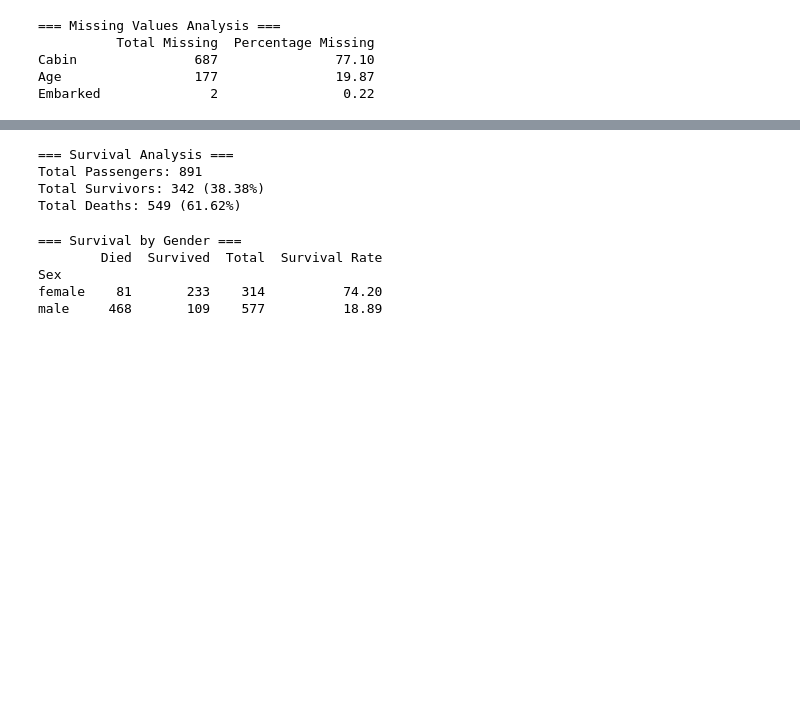
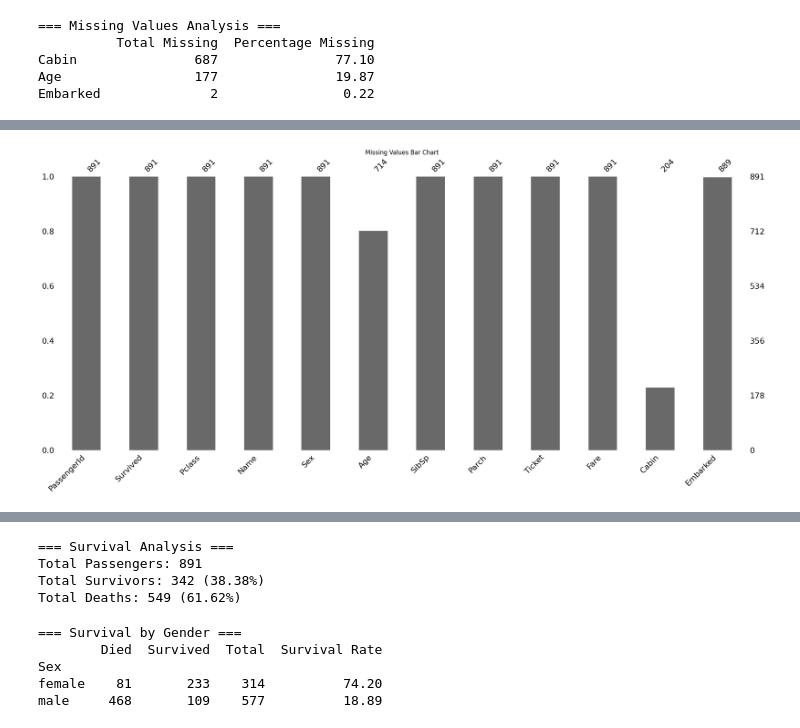
Before and after one commit to nkdes/kaggle, a Jupyter notebook: titanic/titanic-analysis.ipynb, the cells around one changed output, grey strips where cells are left out. Cells and saved outputs as stored; diff of their text form; code cells hidden in the pictures; blank space fills up the shorter version.

```diff
--- a/titanic/titanic-analysis.ipynb
+++ b/titanic/titanic-analysis.ipynb
@@ -262,0 +280,8 @@ Embarked              2                0.22
+# %%
+# 3. Visualize missing values using missingno bar
+plt.figure(figsize=(10, 6))
+msno.bar(training)
+plt.title('Missing Values Bar Chart')
+plt.show()
+# %% [output]
+[figure, added]
```
Also changed, not shown: parts of 111 cells of this notebook, 3 other files.
